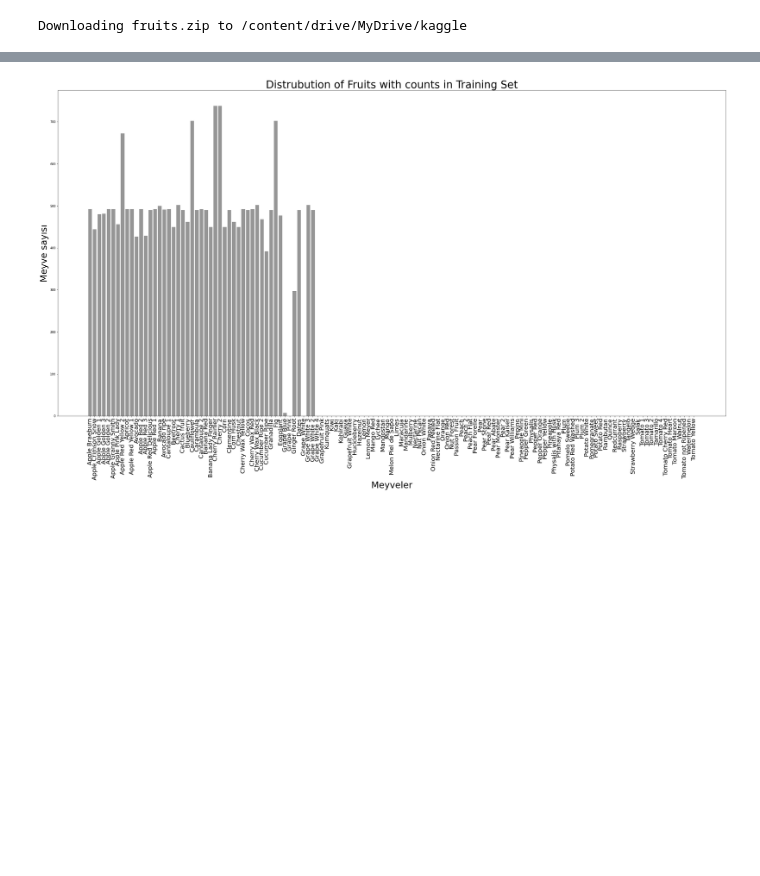
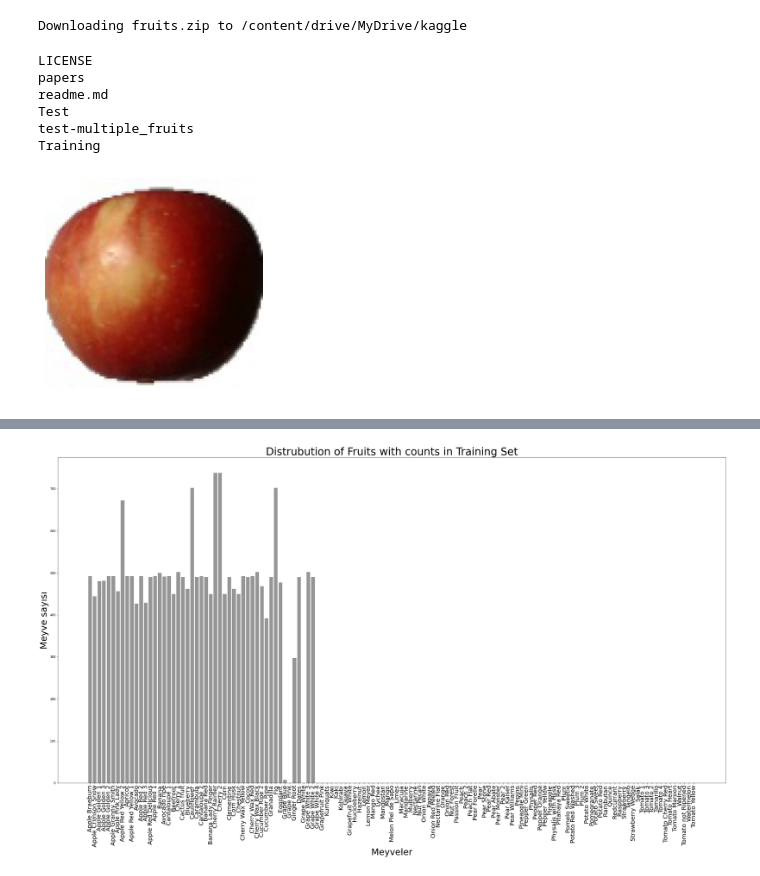
Before and after one commit to duyguaran/graduation_thesis, a Jupyter notebook: fruits.ipynb, the cells around one changed output, grey strips where cells are left out. Drawn from its saved outputs; the diff is of its cells as text; code cells hidden in the pictures; blank space fills up the shorter version.

```diff
--- a/fruits.ipynb
+++ b/fruits.ipynb
@@ -29,0 +25,14 @@ import tensorflow_datasets as tfds
+# %%
+warnings.filterwarnings('ignore')
+from subprocess import check_output
+print(check_output(["ls", "/content/drive/MyDrive/kaggle/fruits-360"]).decode("utf8"))
+# %% [output]
+LICENSE
+papers
+readme.md
+Test
+test-multiple_fruits
+Training
+# %%
+train='/content/drive/MyDrive/kaggle/fruits-360/Training/'
+test='/content/drive/MyDrive/kaggle/fruits-360/Test/'
@@ -29,0 +42,7 @@ import tensorflow_datasets as tfds
+# %%
+img = load_img(train + "Apple Braeburn/0_100.jpg", target_size=(100,100))
+plt.imshow(img)
+plt.axis("off")
+plt.show()
+# %% [output]
+[figure, added]
```
Also changed, not shown: parts of 8 cells of this notebook.
